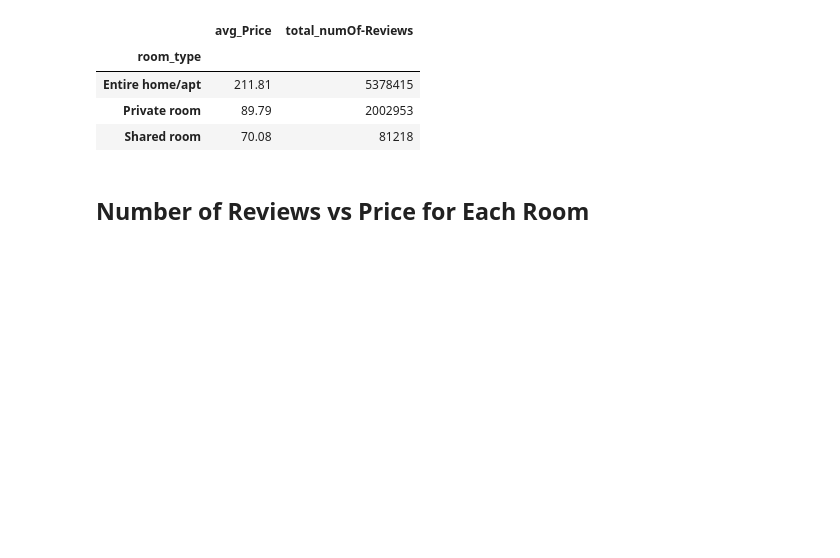
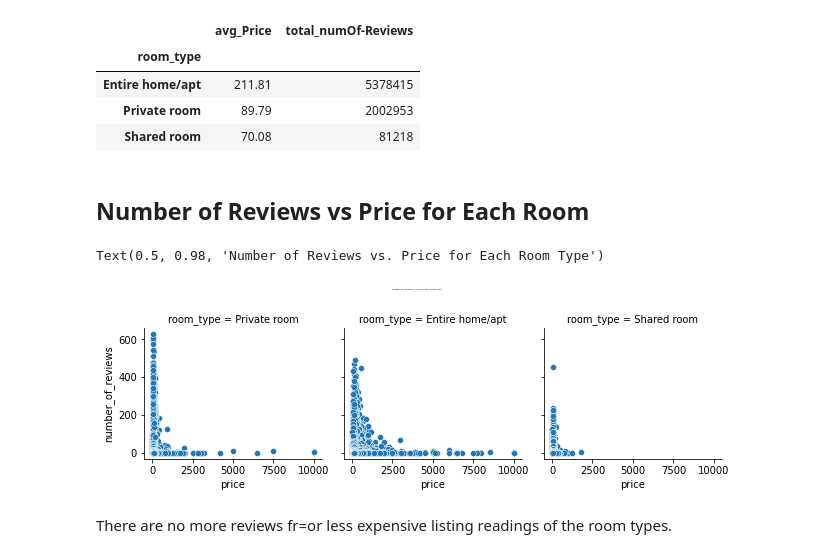
Before and after one commit to KunalSharma2001/Data-Analysis-Projects, a Jupyter notebook: NYC_Airbnb_DataAnalysis.ipynb, the cells around one changed output. Cells and saved outputs as stored; diff of their text form; code cells hidden in the pictures; blank space fills up the shorter version.

```diff
--- a/NYC_Airbnb_DataAnalysis.ipynb
+++ b/NYC_Airbnb_DataAnalysis.ipynb
@@ -792,3 +792,13 @@ room_typ
 | Shared room | 70.08 | 81218 |
 # %% [markdown]
 ## Number of Reviews vs Price for Each Room
+# %%
+graph = sns.FacetGrid(nyc_logs, col='room_type')
+graph.map(sns.scatterplot, "price", "number_of_reviews")
+graph.fig.subplots_adjust(top=0.8)
+graph.fig.suptitle('Number of Reviews vs. Price for Each Room Type', fontsize = 2)
+# %% [output]
+Text(0.5, 0.98, 'Number of Reviews vs. Price for Each Room Type')
+[figure, added]
+# %% [markdown]
+There are no more reviews fr=or less expensive listing readings of the room types.
```
Also changed, not shown: parts of 1 cell of this notebook.
